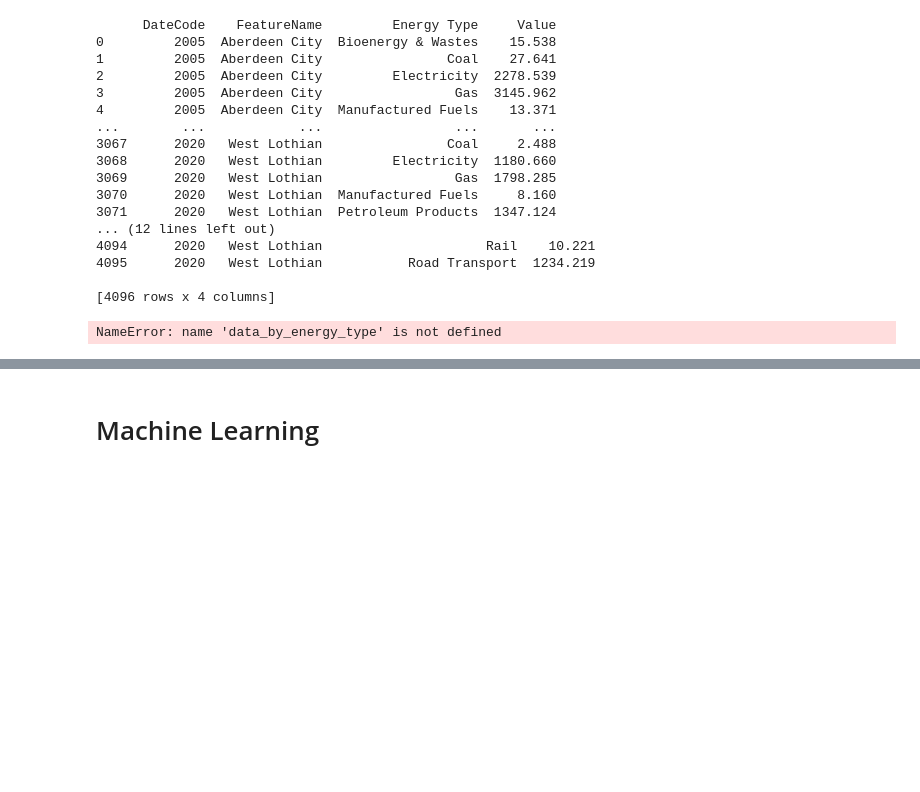
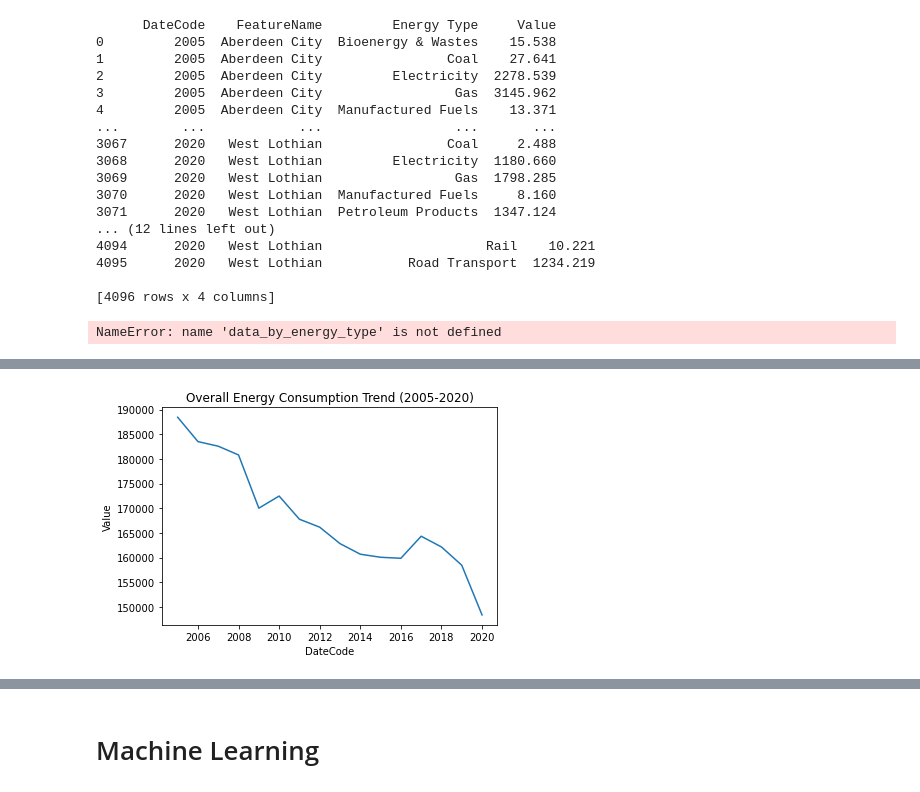
Before and after one commit to kirankrch24/MSc-Project, a Jupyter notebook: Main .ipynb, the cells around one changed output, grey strips where cells are left out. Saved outputs shown, nothing was run; the diff lists cells and outputs as text; code cells hidden in the pictures; blank space fills up the shorter version.

```diff
--- a/Main .ipynb
+++ b/Main .ipynb
@@ -383,0 +388,13 @@ NameError: name 'data_by_energy_type' is not defined
+# %%
+import pandas as pd
+import seaborn as sns
+import matplotlib.pyplot as plt
+
+
+total_consumption_yearly = scot_data.groupby(['DateCode']).sum().reset_index()
+
+sns.lineplot(x='DateCode', y='Value', data=total_consumption_yearly)
+plt.title('Overall Energy Consumption Trend (2005-2020)')
+plt.show()
+# %% [output]
+[figure, added]
```
Also changed, not shown: parts of 4 cells of this notebook.
